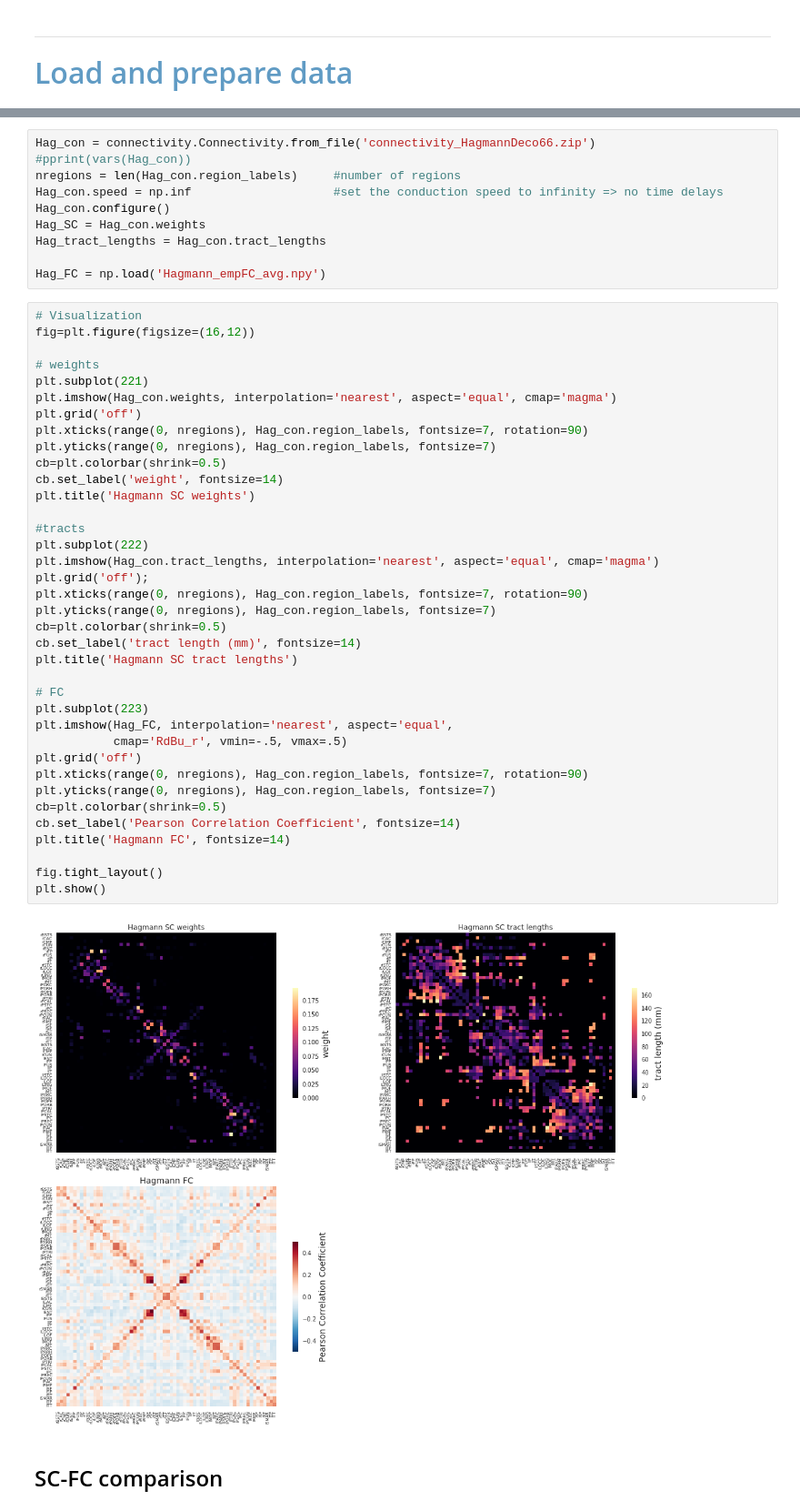
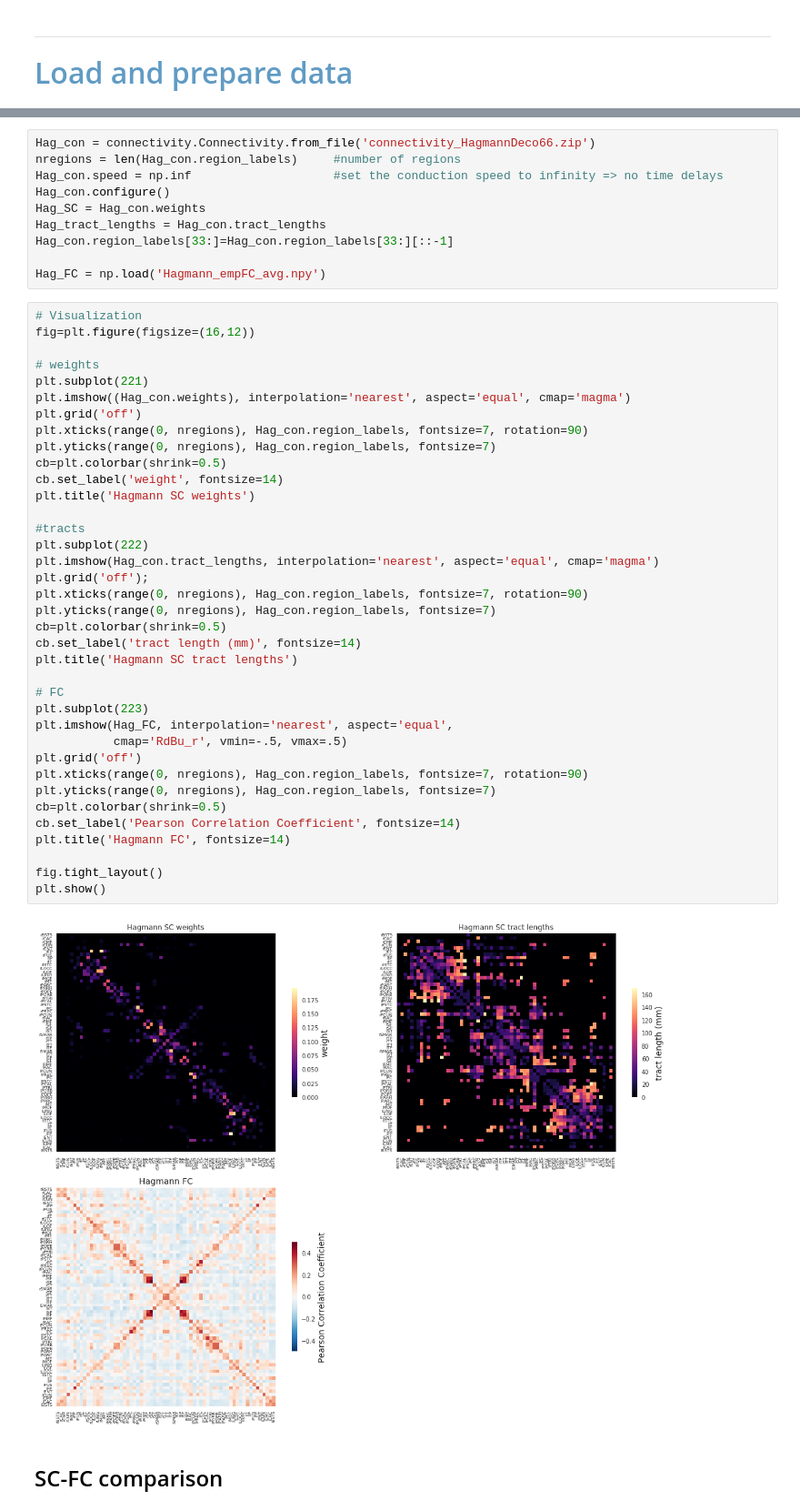
Before and after one commit to amandakeasson/CAN_TVB_Workshop, a Jupyter notebook: modelling_resting_state.ipynb, the cells around one changed output, grey strips where cells are left out. Shown at 91% size. Saved outputs shown, nothing was run; the diff lists cells and outputs as text.

```diff
--- a/modelling_resting_state.ipynb
+++ b/modelling_resting_state.ipynb
@@ -120,12 +123,12 @@ We use a <b>resting-state Functional Connectivity (FC)</b> obtained from the sam
 </font></div></p>
 # %%
 Hag_con = connectivity.Connectivity.from_file('connectivity_HagmannDeco66.zip')
-#pprint(vars(Hag_con))
 nregions = len(Hag_con.region_labels)     #number of regions
 Hag_con.speed = np.inf                    #set the conduction speed to infinity => no time delays
 Hag_con.configure()
 Hag_SC = Hag_con.weights
 Hag_tract_lengths = Hag_con.tract_lengths
+Hag_con.region_labels[33:]=Hag_con.region_labels[33:][::-1]
 
 Hag_FC = np.load('Hagmann_empFC_avg.npy')
 # %%
@@ -134,39 +137,39 @@ fig=plt.figure(figsize=(16,12))
 
 # weights
 plt.subplot(221)
-plt.imshow(Hag_con.weights, interpolation='nearest', aspect='equal', cmap='magma')
+plt.imshow((Hag_con.weights), interpolation='nearest', aspect='equal', cmap='magma')
 plt.grid('off')
 plt.xticks(range(0, nregions), Hag_con.region_labels, fontsize=7, rotation=90)
 plt.yticks(range(0, nregions), Hag_con.region_labels, fontsize=7)
 cb=plt.colorbar(shrink=0.5)
 cb.set_label('weight', fontsize=14)
 plt.title('Hagmann SC weights')
 
 #tracts
 plt.subplot(222)
 plt.imshow(Hag_con.tract_lengths, interpolation='nearest', aspect='equal', cmap='magma')
 plt.grid('off');
 plt.xticks(range(0, nregions), Hag_con.region_labels, fontsize=7, rotation=90)
 plt.yticks(range(0, nregions), Hag_con.region_labels, fontsize=7)
 cb=plt.colorbar(shrink=0.5)
 cb.set_label('tract length (mm)', fontsize=14)
 plt.title('Hagmann SC tract lengths')
 
 # FC
 plt.subplot(223)
 plt.imshow(Hag_FC, interpolation='nearest', aspect='equal',
            cmap='RdBu_r', vmin=-.5, vmax=.5)
 plt.grid('off')
 plt.xticks(range(0, nregions), Hag_con.region_labels, fontsize=7, rotation=90)
 plt.yticks(range(0, nregions), Hag_con.region_labels, fontsize=7)
 cb=plt.colorbar(shrink=0.5)
 cb.set_label('Pearson Correlation Coefficient', fontsize=14)
 plt.title('Hagmann FC', fontsize=14)
 
 fig.tight_layout()
 plt.show()
 # %% [output]
-[figure, old version]
+[figure, new version]
 # %% [markdown]
 <h3><font size="5" face="calibri" color="black">SC-FC comparison</font></h3>
 # %% [markdown]
```
Also changed, not shown: parts of 15 cells of this notebook.
